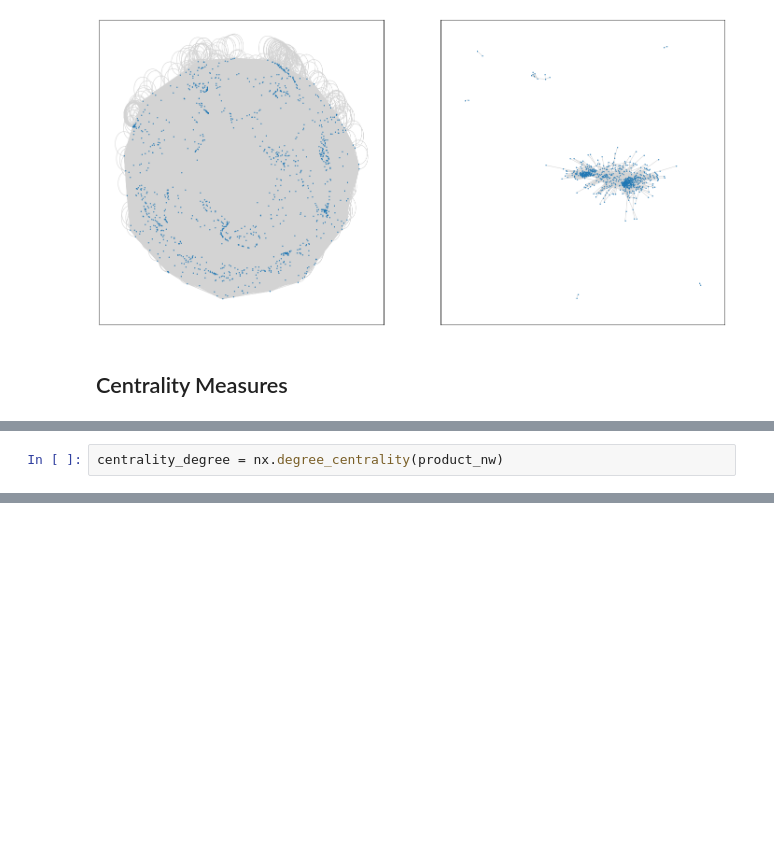
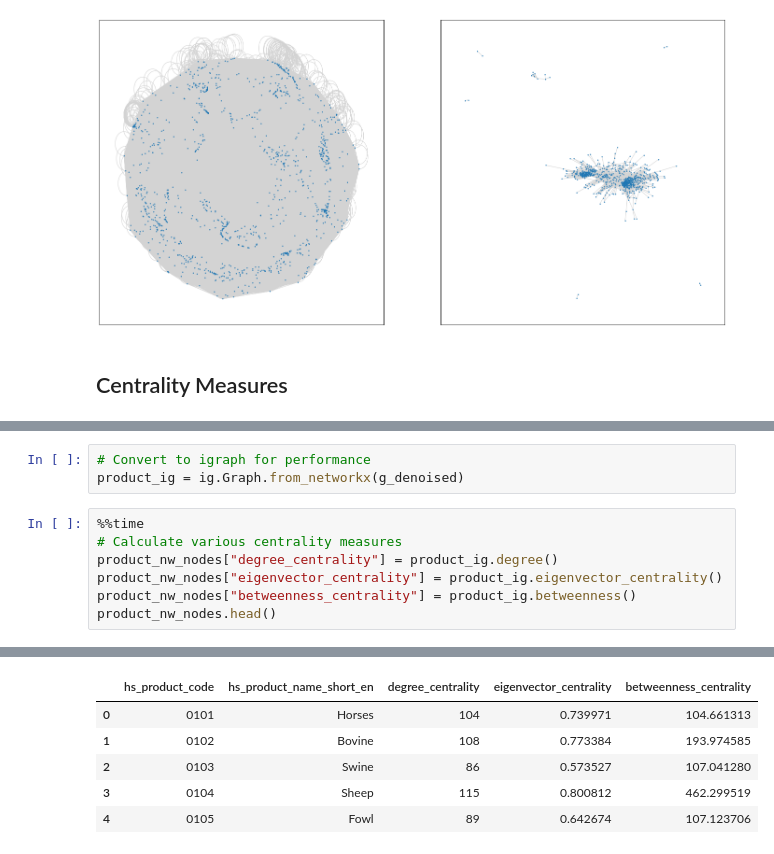
Before and after one commit to shreyasgm/gl_complexity_review, a Jupyter notebook: proj/review_session_networks_part1.ipynb, the cells around one changed output, grey strips where cells are left out. Saved outputs shown, nothing was run; the diff lists cells and outputs as text; blank space fills up the shorter version.

```diff
--- a/proj/review_session_complexity.ipynb
+++ b/proj/review_session_networks_part1.ipynb
@@ -381,2 +402,11 @@ draw_network(g_denoised, node_size=2, edge_color="lightgrey", ax=ax2)
+# %%
+# Convert to igraph for performance
+product_ig = ig.Graph.from_networkx(g_denoised)
 # %%
-centrality_degree = nx.degree_centrality(product_nw)
+%%time
+# Calculate various centrality measures
+product_nw_nodes["degree_centrality"] = product_ig.degree()
+product_nw_nodes["eigenvector_centrality"] = product_ig.eigenvector_centrality()
+product_nw_nodes["betweenness_centrality"] = product_ig.betweenness()
+product_nw_nodes.head()
+# %% [output]
@@ -382,0 +415,6 @@ centrality_degree = nx.degree_centrality(product_nw)
+|  | hs_product_code | hs_product_name_short_en | degree_centrality | eigenvector_centrality | betweenness_centrality |
+| 0 | 0101 | Horses | 104 | 0.739971 | 104.661313 |
+| 1 | 0102 | Bovine | 108 | 0.773384 | 193.974585 |
+| 2 | 0103 | Swine | 86 | 0.573527 | 107.041280 |
+| 3 | 0104 | Sheep | 115 | 0.800812 | 462.299519 |
+| 4 | 0105 | Fowl | 89 | 0.642674 | 107.123706 |
```
Also changed, not shown: parts of 9 cells of this notebook, 1 other file.
